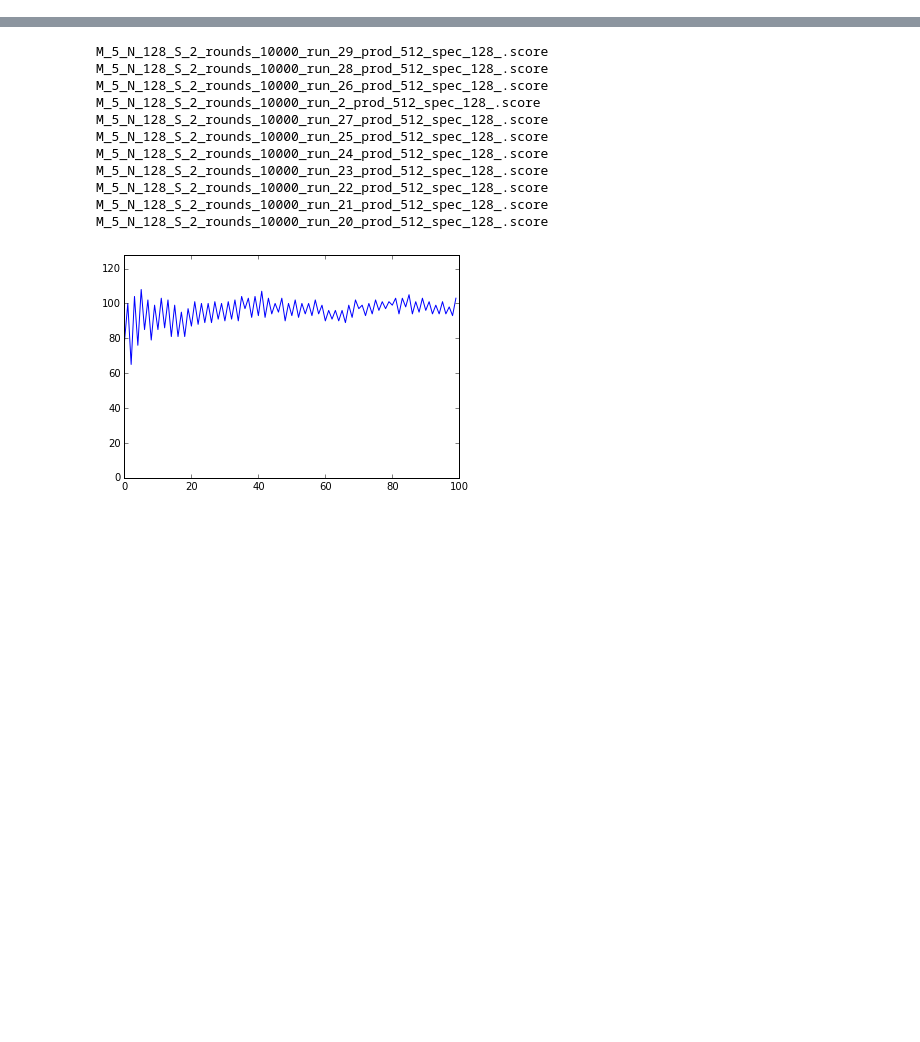
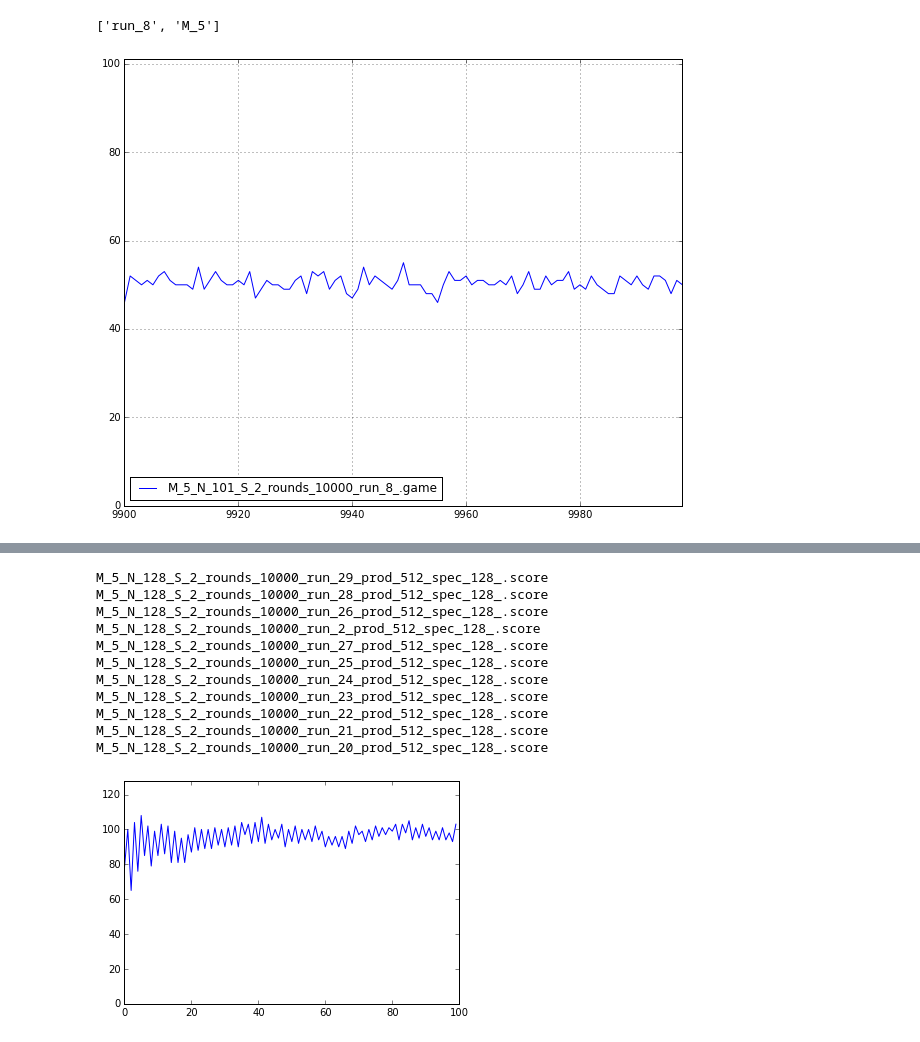
Before and after one commit to sandromehic/mingam, a Jupyter notebook: analysis/analisys.ipynb, the cells around one changed output, grey strips where cells are left out. Saved outputs shown, nothing was run; the diff lists cells and outputs as text; code cells hidden in the pictures; blank space fills up the shorter version.

```diff
--- a/analysis/analisys.ipynb
+++ b/analysis/analisys.ipynb
@@ -282,0 +281,6 @@ plotHistoryToProb(historyData, 7,['M_7', 'N_101', 'run_11'])
+# %%
+plotAtt(attData, ['N_101', 'run_8', 'M_5'], lowerLimit=9900)
+pylab.savefig('attendance_m5_n101.pdf', bbox_inches='tight')
+# %% [output]
+['run_8', 'M_5']
+[figure, added]
```
Also changed, not shown: parts of 16 cells of this notebook, 7 other files.
